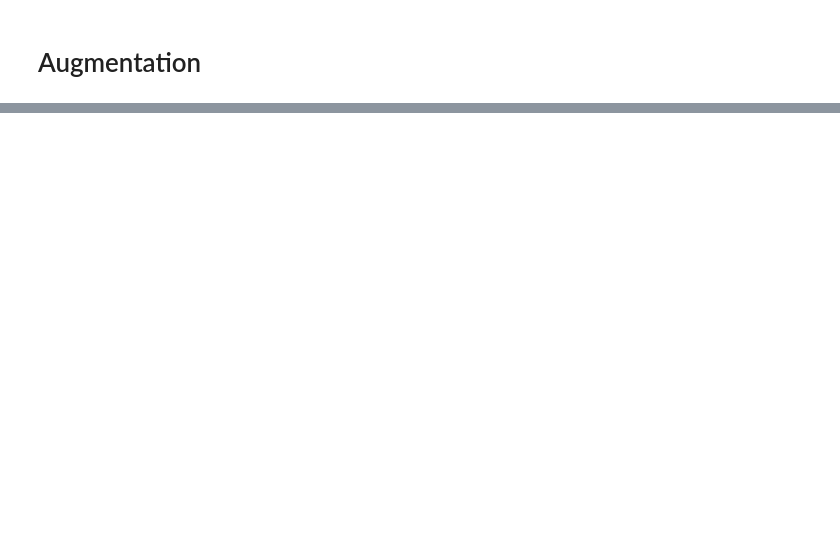
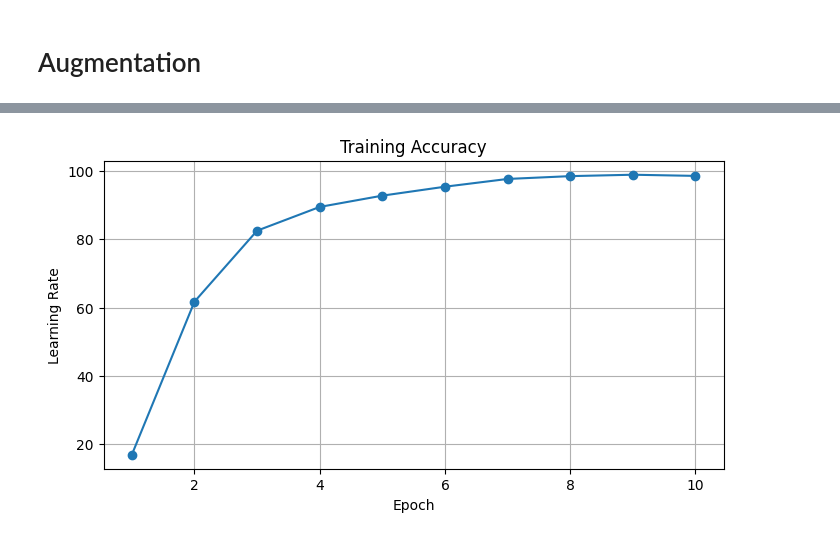
Before and after one commit to 8dsasb/CoinClassifier, a Jupyter notebook: Models_SushrutPhase2.ipynb, the cells around one changed output, grey strips where cells are left out. Cells and saved outputs as stored; diff of their text form; code cells hidden in the pictures; blank space fills up the shorter version.

```diff
--- a/Models_SushrutPhase2.ipynb
+++ b/Models_SushrutPhase2.ipynb
@@ -655,0 +605,13 @@ Test Accuracy: 71.02%
+# %%
+import numpy as np
+device = torch.device('cuda' if torch.cuda.is_available() else 'cpu')
+vgg_model.to(device)
+
+criterion = nn.CrossEntropyLoss()
+optimizer = optim.Adam(vgg_model.parameters(), lr=1e-4)
+scheduler = StepLR(optimizer, step_size=5, gamma=0.5)
+
+lrs,train_acc,val_acc=train_model(vgg_model, train_loader, sushrut_val_loader, criterion, optimizer,device, scheduler)
+# Save the model after training
+torch.save(vgg_model.state_dict(), 'vgg_finetunemodel.pth')
+print("Model saved as 'vgg_finetunemodel.pth'")
@@ -663,0 +646,10 @@ plt.show()
+# %%
+plt.figure(figsize=(8, 4))
+plt.plot(range(1,11), train_acc, marker='o')
+plt.title('Training Accuracy')
+plt.xlabel('Epoch')
+plt.ylabel('Learning Rate')
+plt.grid(True)
+plt.show()
+# %% [output]
+[figure, added]
```
Also changed, not shown: parts of 26 cells of this notebook.
